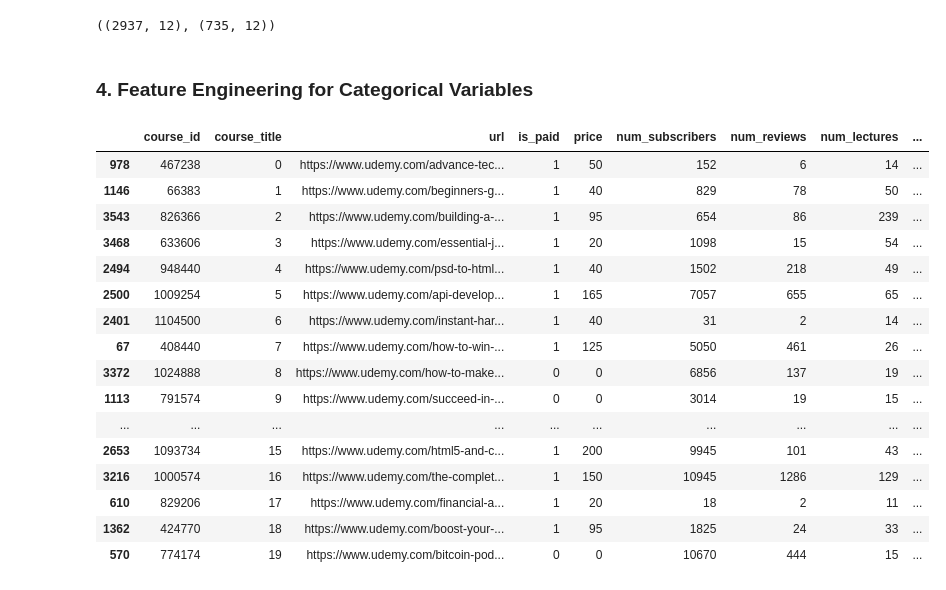
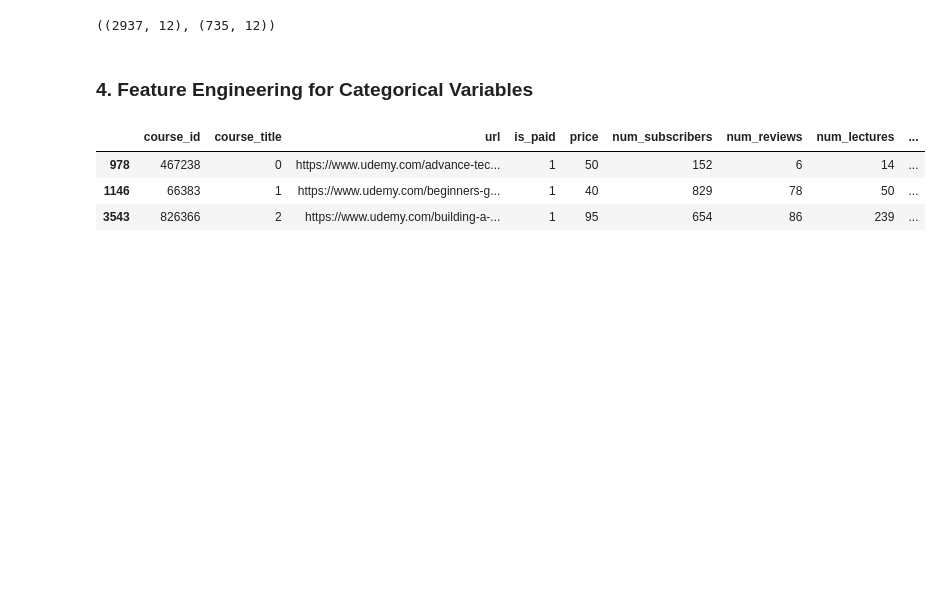
Before and after one commit to hirakhan95/course-cost-analyzer, a Jupyter notebook: jupyter_notebooks/5. Feature_Engineering.ipynb, the cells around one changed output. Saved outputs shown, nothing was run; the diff lists cells and outputs as text; code cells hidden in the pictures; blank space fills up the shorter version.

```diff
--- a/jupyter_notebooks/5. Feature_Engineering.ipynb
+++ b/jupyter_notebooks/5. Feature_Engineering.ipynb
@@ -77,32 +77,19 @@ train_set.shape, test_set.shape
 # %%
 # Select categorical variables for encoding
 categorical_vars = ['course_title', 'level', 'subject']  # example categorical columns
 
 # Create a copy of the train set with only categorical variables
 df_cat = train_set[categorical_vars].copy()
 
 # Apply Ordinal Encoding
 encoder = OrdinalEncoder(encoding_method='arbitrary', variables=categorical_vars)
 train_set_encoded = encoder.fit_transform(train_set)
 test_set_encoded = encoder.transform(test_set)
 
 # Display the transformed train dataset
-train_set_encoded.head(20)
+train_set_encoded.head(3)
 # %% [output]
 |  | course_id | course_title | url | is_paid | price | num_subscribers | num_reviews | num_lectures | ... |
 | 978 | 467238 | 0 | https://www.udemy.com/advance-tec... | 1 | 50 | 152 | 6 | 14 | ... |
 | 1146 | 66383 | 1 | https://www.udemy.com/beginners-g... | 1 | 40 | 829 | 78 | 50 | ... |
 | 3543 | 826366 | 2 | https://www.udemy.com/building-a-... | 1 | 95 | 654 | 86 | 239 | ... |
-| 3468 | 633606 | 3 | https://www.udemy.com/essential-j... | 1 | 20 | 1098 | 15 | 54 | ... |
-| 2494 | 948440 | 4 | https://www.udemy.com/psd-to-html... | 1 | 40 | 1502 | 218 | 49 | ... |
-| 2500 | 1009254 | 5 | https://www.udemy.com/api-develop... | 1 | 165 | 7057 | 655 | 65 | ... |
-| 2401 | 1104500 | 6 | https://www.udemy.com/instant-har... | 1 | 40 | 31 | 2 | 14 | ... |
-| 67 | 408440 | 7 | https://www.udemy.com/how-to-win-... | 1 | 125 | 5050 | 461 | 26 | ... |
-| 3372 | 1024888 | 8 | https://www.udemy.com/how-to-make... | 0 | 0 | 6856 | 137 | 19 | ... |
-| 1113 | 791574 | 9 | https://www.udemy.com/succeed-in-... | 0 | 0 | 3014 | 19 | 15 | ... |
-| ... | ... | ... | ... | ... | ... | ... | ... | ... | ... |
-| 2653 | 1093734 | 15 | https://www.udemy.com/html5-and-c... | 1 | 200 | 9945 | 101 | 43 | ... |
-| 3216 | 1000574 | 16 | https://www.udemy.com/the-complet... | 1 | 150 | 10945 | 1286 | 129 | ... |
-| 610 | 829206 | 17 | https://www.udemy.com/financial-a... | 1 | 20 | 18 | 2 | 11 | ... |
-| 1362 | 424770 | 18 | https://www.udemy.com/boost-your-... | 1 | 95 | 1825 | 24 | 33 | ... |
-| 570 | 774174 | 19 | https://www.udemy.com/bitcoin-pod... | 0 | 0 | 10670 | 444 | 15 | ... |
```
Also changed, not shown: parts of 2 cells of this notebook.
